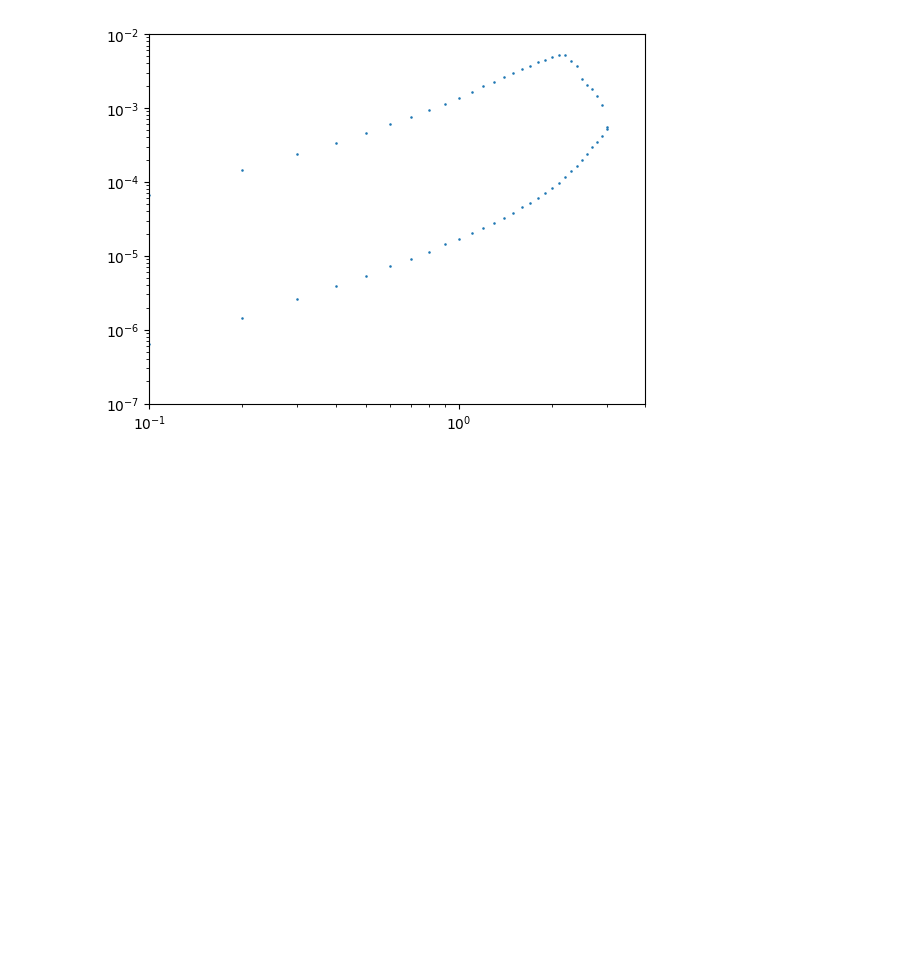
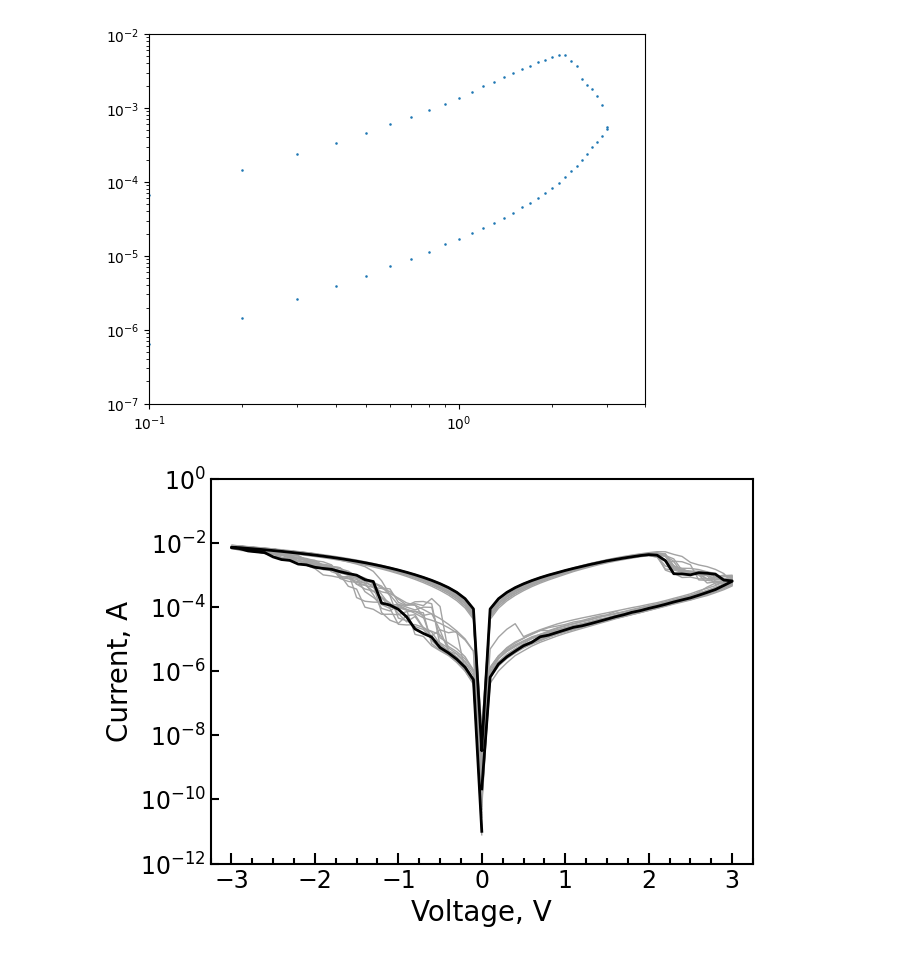
Before and after one commit to OneMoreGate/TiN-HZO_experimental, a Jupyter notebook: Ag_HZO_TS.ipynb, the cells around one changed output. Saved outputs shown, nothing was run; the diff lists cells and outputs as text; code cells hidden in the pictures; blank space fills up the shorter version.

```diff
--- a/Ag_HZO_TS.ipynb
+++ b/Ag_HZO_TS.ipynb
@@ -223,0 +226,21 @@ plt.yscale('log')
+# %%
+fig, ax = plt.subplots(figsize = [7,5])
+
+d_4_2_2.draw_multiple_lines('F10-100', ax, measurs=[i for i in range(92,106)], color = '#a3a3a3', linewidth = 1)
+d_4_2_2.draw_single_line('F10-100', ax, 100, color = 'k', linewidth = 2)
+ax.set(yscale='log', ylim=(10**(-12), 10**(0)), xlim=[-3.25, 3.25])
+ax.tick_params(labelsize = 17)
+ax.xaxis.set_major_locator(ticker.MultipleLocator(1))
+ax.xaxis.set_minor_locator(ticker.MultipleLocator(0.25))
+ax.yaxis.set_major_locator(ticker.FixedLocator([10**-12,10**-10,10**-8,10**-6,10**-4,10**-2, 1]))
+ax.tick_params(axis='x', direction = 'in', which = 'major', size = 8, width = 1.5)
+ax.tick_params(axis='x', direction = 'in', which = 'minor', size = 4, width = 1.5)
+ax.tick_params(axis='y', direction = 'in', which = 'major', size = 6, width = 1.5)
+ax.set_ylabel('Current, A', size = 20)
+ax.set_xlabel('Voltage, V', size = 20)
+for axis in ['top','bottom','left','right']:
+  ax.spines[axis].set_linewidth(1.5)
+
+plt.savefig('4_2_typical.png', dpi = 300, bbox_inches = 'tight')
+# %% [output]
+[figure, added]
```
Also changed, not shown: parts of 1 cell of this notebook, 3 other files.
